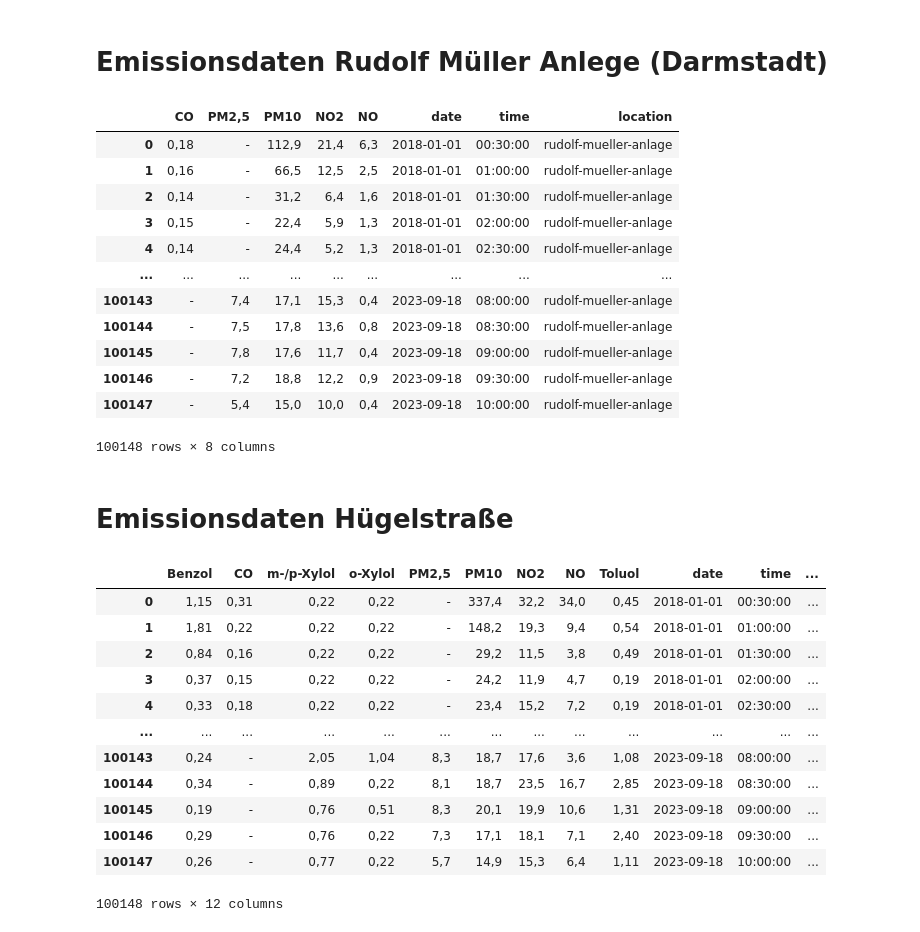
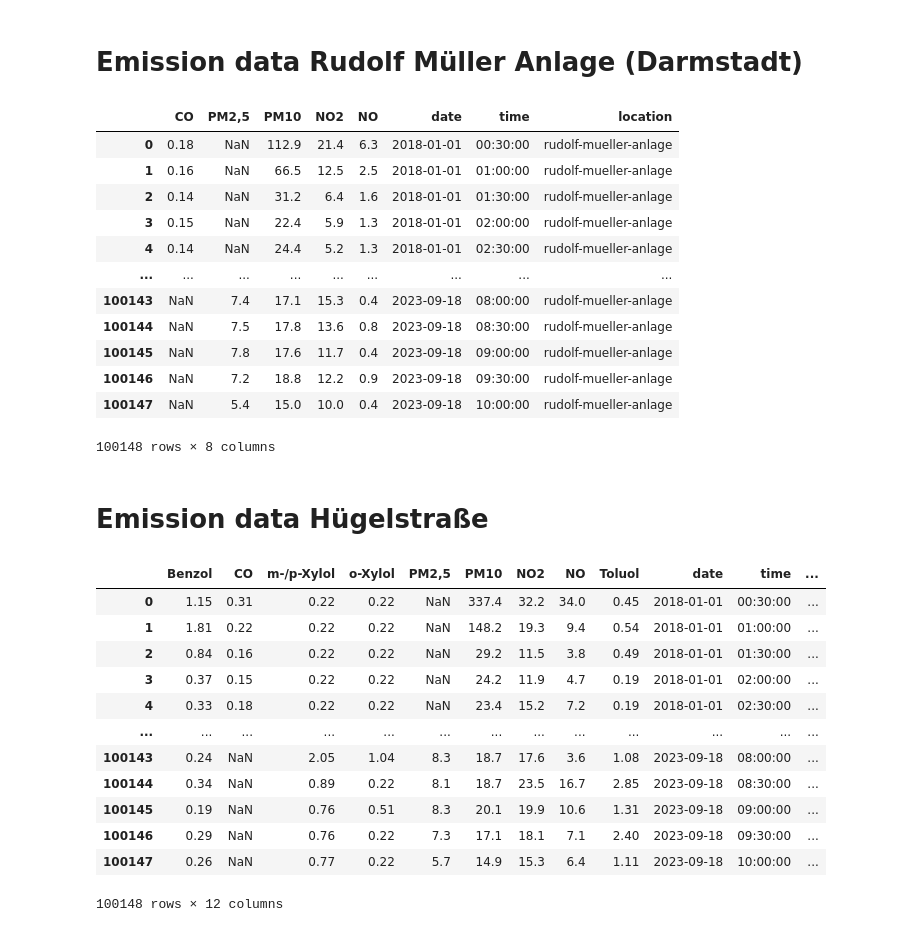
Before and after one commit to cathrinr/driving_change, a Jupyter notebook: emissions_exploration.ipynb, the cells around one changed output. Drawn from its saved outputs; the diff is of its cells as text; code cells hidden in the pictures.

```diff
--- a/emissions_exploration.ipynb
+++ b/emissions_exploration.ipynb
@@ -5,5 +6,5 @@ from itables import show
 # %% [markdown]
-# Emissionsdaten Rudolf Müller Anlege (Darmstadt)
+# Emission data Rudolf Müller Anlage (Darmstadt)
 # %%
 darmstadt = pd.read_csv('D:\\Data Science\\VS Code\\final_project\\Luftmessung_Darmstadt\\Darmstadt.txt', sep=';')
 darmstadt['date'] = pd.to_datetime(darmstadt['Datum'], format='%d.%m.%Y')
@@ -13,44 +14,57 @@ darmstadt['time'] = darmstadt['Zeit'].dt.time
 darmstadt.drop(columns=['Datum', 'Zeit', 'Unnamed: 7'], inplace=True)
 darmstadt.rename(columns = {'Benzol (C₆H₆)[µg/m³]' : 'Benzol', 'Kohlenmonoxid (CO)[mg/m³]' : 'CO', 'm-/p-Xylol (C₈H₁₀)[µg/m³]' : 'm-/p-Xylol', 'o-Xylol (C₈H₁₀)[µg/m³]' : 'o-Xylol', 'PM2,5[µg/m³]' : 'PM2,5', 'PM10[µg/m³]' : 'PM10','Toluol (C₇H₈)[µg/m³]' : 'Toluol', 'Stickstoffdioxid (NO₂)[µg/m³]' : 'NO2', 'Stickstoffmonoxid (NO)[µg/m³]' : 'NO'}, inplace= True)
 darmstadt['location'] = 'rudolf-mueller-anlage'
+#convert columns to numeric values
+columns_to_convert = ['CO', 'PM2,5', 'PM10', 'NO2', 'NO']
+for column in columns_to_convert:
+    darmstadt[column] = darmstadt[column].str.replace(',', '.')
+darmstadt[columns_to_convert] = darmstadt[columns_to_convert].apply(pd.to_numeric, errors='coerce')
+
 darmstadt
 # %% [output]
 |  | CO | PM2,5 | PM10 | NO2 | NO | date | time | location |
-| 0 | 0,18 | - | 112,9 | 21,4 | 6,3 | 2018-01-01 | 00:30:00 | rudolf-mueller-anlage |
-| 1 | 0,16 | - | 66,5 | 12,5 | 2,5 | 2018-01-01 | 01:00:00 | rudolf-mueller-anlage |
-| 2 | 0,14 | - | 31,2 | 6,4 | 1,6 | 2018-01-01 | 01:30:00 | rudolf-mueller-anlage |
-| 3 | 0,15 | - | 22,4 | 5,9 | 1,3 | 2018-01-01 | 02:00:00 | rudolf-mueller-anlage |
-| 4 | 0,14 | - | 24,4 | 5,2 | 1,3 | 2018-01-01 | 02:30:00 | rudolf-mueller-anlage |
+| 0 | 0.18 | NaN | 112.9 | 21.4 | 6.3 | 2018-01-01 | 00:30:00 | rudolf-mueller-anlage |
+| 1 | 0.16 | NaN | 66.5 | 12.5 | 2.5 | 2018-01-01 | 01:00:00 | rudolf-mueller-anlage |
+| 2 | 0.14 | NaN | 31.2 | 6.4 | 1.6 | 2018-01-01 | 01:30:00 | rudolf-mueller-anlage |
+| 3 | 0.15 | NaN | 22.4 | 5.9 | 1.3 | 2018-01-01 | 02:00:00 | rudolf-mueller-anlage |
+| 4 | 0.14 | NaN | 24.4 | 5.2 | 1.3 | 2018-01-01 | 02:30:00 | rudolf-mueller-anlage |
 | ... | ... | ... | ... | ... | ... | ... | ... | ... |
-| 100143 | - | 7,4 | 17,1 | 15,3 | 0,4 | 2023-09-18 | 08:00:00 | rudolf-mueller-anlage |
-| 100144 | - | 7,5 | 17,8 | 13,6 | 0,8 | 2023-09-18 | 08:30:00 | rudolf-mueller-anlage |
-| 100145 | - | 7,8 | 17,6 | 11,7 | 0,4 | 2023-09-18 | 09:00:00 | rudolf-mueller-anlage |
-| 100146 | - | 7,2 | 18,8 | 12,2 | 0,9 | 2023-09-18 | 09:30:00 | rudolf-mueller-anlage |
-| 100147 | - | 5,4 | 15,0 | 10,0 | 0,4 | 2023-09-18 | 10:00:00 | rudolf-mueller-anlage |
+| 100143 | NaN | 7.4 | 17.1 | 15.3 | 0.4 | 2023-09-18 | 08:00:00 | rudolf-mueller-anlage |
+| 100144 | NaN | 7.5 | 17.8 | 13.6 | 0.8 | 2023-09-18 | 08:30:00 | rudolf-mueller-anlage |
+| 100145 | NaN | 7.8 | 17.6 | 11.7 | 0.4 | 2023-09-18 | 09:00:00 | rudolf-mueller-anlage |
+| 100146 | NaN | 7.2 | 18.8 | 12.2 | 0.9 | 2023-09-18 | 09:30:00 | rudolf-mueller-anlage |
+| 100147 | NaN | 5.4 | 15.0 | 10.0 | 0.4 | 2023-09-18 | 10:00:00 | rudolf-mueller-anlage |
 100148 rows × 8 columns
 # %% [markdown]
-# Emissionsdaten Hügelstraße
+# Emission data Hügelstraße
 # %%
 huegelstr = pd.read_csv('D:\\Data Science\\VS Code\\final_project\\Luftmessung_Darmstadt\\Darmstadt Huegelstrasse.txt', sep=';')
 huegelstr['date'] = pd.to_datetime(huegelstr['Datum'], format='%d.%m.%Y')
 huegelstr['Zeit'] = huegelstr['Zeit'].replace('24:00', '00:00')
 huegelstr['Zeit'] = pd.to_datetime(huegelstr['Zeit'], format='%H:%M')
 huegelstr['time'] = huegelstr['Zeit'].dt.time
 huegelstr.drop(columns=['Datum', 'Zeit', 'Unnamed: 11'], inplace=True)
 huegelstr.rename(columns = {'Benzol (C₆H₆)[µg/m³]' : 'Benzol', 'Kohlenmonoxid (CO)[mg/m³]' : 'CO', 'm-/p-Xylol (C₈H₁₀)[µg/m³]' : 'm-/p-Xylol', 'o-Xylol (C₈H₁₀)[µg/m³]' : 'o-Xylol', 'PM2,5[µg/m³]' : 'PM2,5', 'PM10[µg/m³]' : 'PM10','Toluol (C₇H₈)[µg/m³]' : 'Toluol', 'Stickstoffdioxid (NO₂)[µg/m³]' : 'NO2', 'Stickstoffmonoxid (NO)[µg/m³]' : 'NO'}, inplace= True)
+#convert columns to numeric values
+columns_to_convert = ['Benzol', 'CO', 'm-/p-Xylol', 'o-Xylol', 'PM2,5', 'PM10', 'NO2', 'NO', 'Toluol']
+for column in columns_to_convert:
+    huegelstr[column] = huegelstr[column].str.replace(',', '.')
+huegelstr[columns_to_convert] = huegelstr[columns_to_convert].apply(pd.to_numeric, errors='coerce')
+
+
 huegelstr['location'] = 'huegelstr'
 huegelstr
 # %% [output]
 |  | Benzol | CO | m-/p-Xylol | o-Xylol | PM2,5 | PM10 | NO2 | NO | Toluol | date | time | ... |
-| 0 | 1,15 | 0,31 | 0,22 | 0,22 | - | 337,4 | 32,2 | 34,0 | 0,45 | 2018-01-01 | 00:30:00 | ... |
-| 1 | 1,81 | 0,22 | 0,22 | 0,22 | - | 148,2 | 19,3 | 9,4 | 0,54 | 2018-01-01 | 01:00:00 | ... |
-| 2 | 0,84 | 0,16 | 0,22 | 0,22 | - | 29,2 | 11,5 | 3,8 | 0,49 | 2018-01-01 | 01:30:00 | ... |
-| 3 | 0,37 | 0,15 | 0,22 | 0,22 | - | 24,2 | 11,9 | 4,7 | 0,19 | 2018-01-01 | 02:00:00 | ... |
-| 4 | 0,33 | 0,18 | 0,22 | 0,22 | - | 23,4 | 15,2 | 7,2 | 0,19 | 2018-01-01 | 02:30:00 | ... |
+| 0 | 1.15 | 0.31 | 0.22 | 0.22 | NaN | 337.4 | 32.2 | 34.0 | 0.45 | 2018-01-01 | 00:30:00 | ... |
+| 1 | 1.81 | 0.22 | 0.22 | 0.22 | NaN | 148.2 | 19.3 | 9.4 | 0.54 | 2018-01-01 | 01:00:00 | ... |
+| 2 | 0.84 | 0.16 | 0.22 | 0.22 | NaN | 29.2 | 11.5 | 3.8 | 0.49 | 2018-01-01 | 01:30:00 | ... |
+| 3 | 0.37 | 0.15 | 0.22 | 0.22 | NaN | 24.2 | 11.9 | 4.7 | 0.19 | 2018-01-01 | 02:00:00 | ... |
+| 4 | 0.33 | 0.18 | 0.22 | 0.22 | NaN | 23.4 | 15.2 | 7.2 | 0.19 | 2018-01-01 | 02:30:00 | ... |
 | ... | ... | ... | ... | ... | ... | ... | ... | ... | ... | ... | ... | ... |
-| 100143 | 0,24 | - | 2,05 | 1,04 | 8,3 | 18,7 | 17,6 | 3,6 | 1,08 | 2023-09-18 | 08:00:00 | ... |
-| 100144 | 0,34 | - | 0,89 | 0,22 | 8,1 | 18,7 | 23,5 | 16,7 | 2,85 | 2023-09-18 | 08:30:00 | ... |
-| 100145 | 0,19 | - | 0,76 | 0,51 | 8,3 | 20,1 | 19,9 | 10,6 | 1,31 | 2023-09-18 | 09:00:00 | ... |
-| 100146 | 0,29 | - | 0,76 | 0,22 | 7,3 | 17,1 | 18,1 | 7,1 | 2,40 | 2023-09-18 | 09:30:00 | ... |
-| 100147 | 0,26 | - | 0,77 | 0,22 | 5,7 | 14,9 | 15,3 | 6,4 | 1,11 | 2023-09-18 | 10:00:00 | ... |
+| 100143 | 0.24 | NaN | 2.05 | 1.04 | 8.3 | 18.7 | 17.6 | 3.6 | 1.08 | 2023-09-18 | 08:00:00 | ... |
+| 100144 | 0.34 | NaN | 0.89 | 0.22 | 8.1 | 18.7 | 23.5 | 16.7 | 2.85 | 2023-09-18 | 08:30:00 | ... |
+| 100145 | 0.19 | NaN | 0.76 | 0.51 | 8.3 | 20.1 | 19.9 | 10.6 | 1.31 | 2023-09-18 | 09:00:00 | ... |
+| 100146 | 0.29 | NaN | 0.76 | 0.22 | 7.3 | 17.1 | 18.1 | 7.1 | 2.40 | 2023-09-18 | 09:30:00 | ... |
+| 100147 | 0.26 | NaN | 0.77 | 0.22 | 5.7 | 14.9 | 15.3 | 6.4 | 1.11 | 2023-09-18 | 10:00:00 | ... |
 100148 rows × 12 columns
```
Also changed, not shown: parts of 16 cells of this notebook, 1 other file.
